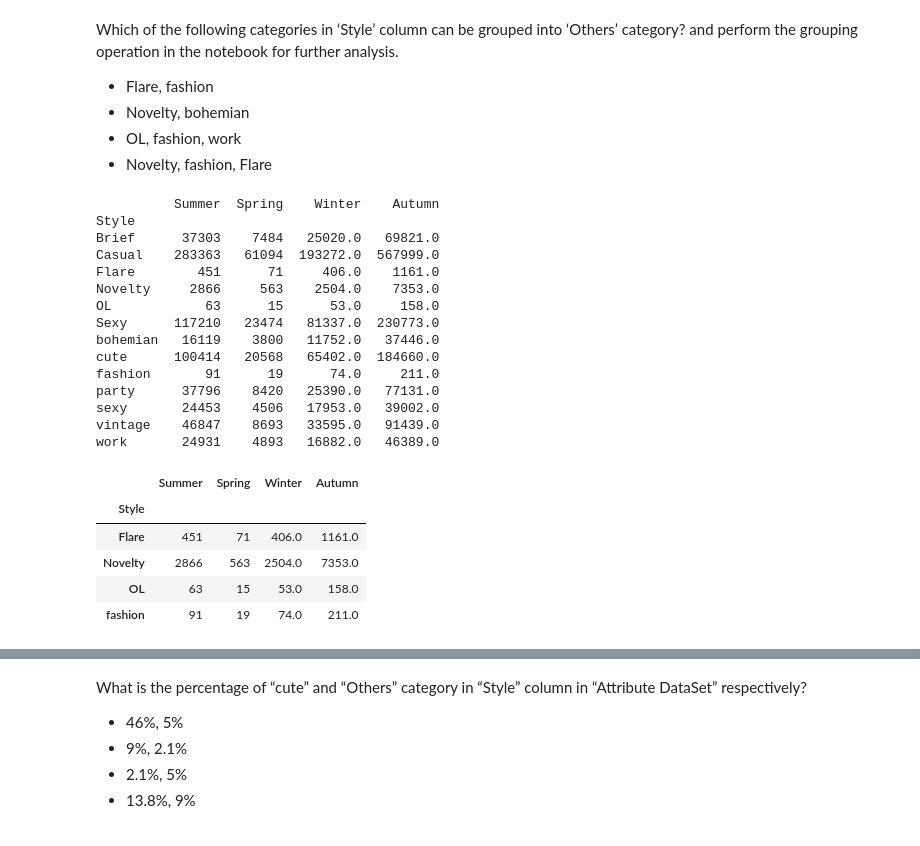
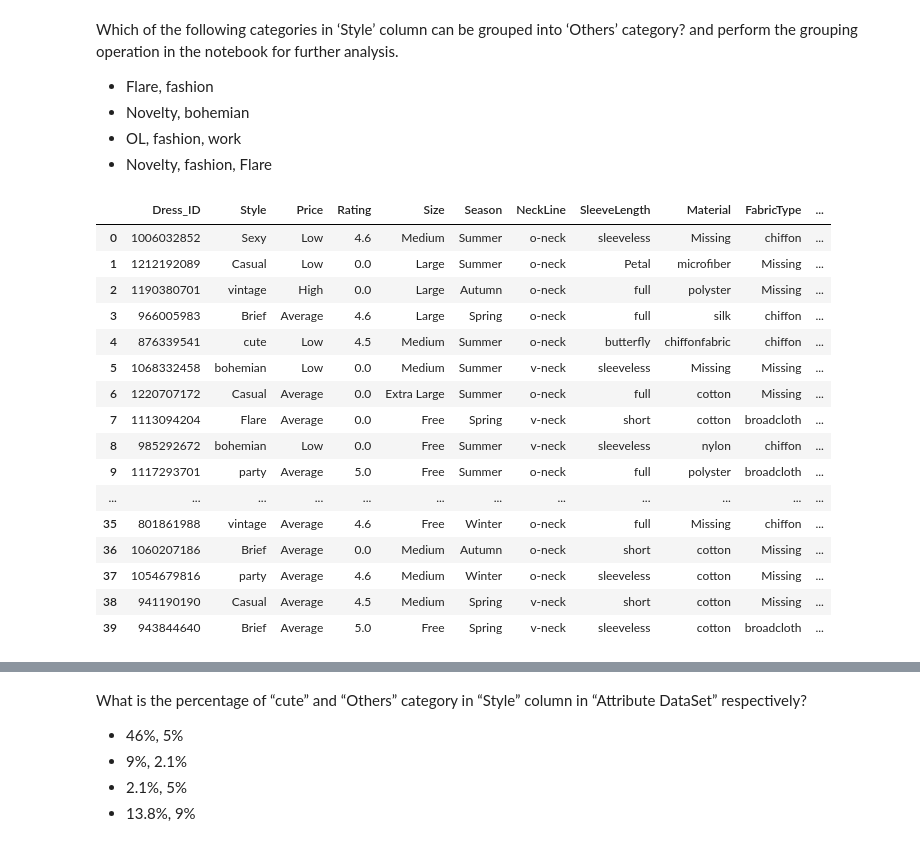
Before and after one commit to rubi-bakshi/EDA, a Jupyter notebook: EDA+Graded+Exercise project.ipynb, the cells around one changed output, grey strips where cells are left out. Saved outputs shown, nothing was run; the diff lists cells and outputs as text; code cells hidden in the pictures.

```diff
--- a/EDA+Graded+Exercise project.ipynb
+++ b/EDA+Graded+Exercise project.ipynb
@@ -519,29 +512,24 @@ Which of the following categories in ‘Style’ column can be grouped into ‘O
 - Novelty, fashion, Flare
 # %%
 # Group "Style" categories into "Others" which have less than 50000 sales across all the seasons.
-inp0.Style.value_counts()
-total_sales = (inp0.groupby(['Style'])['Summer','Spring','Winter','Autumn'].sum())
-print(total_sales)
-total_sales[total_sales.sum(axis = 1)<50000]
+inp0.Season.value_counts()
+inp0['Total_sales_allSeason'] = inp0['Summer']+inp0['Spring']+inp0['Winter']+inp0['Autumn']
+inp0.head(40)
 # %% [output]
-          Summer  Spring    Winter    Autumn
-Style
-Brief      37303    7484   25020.0   69821.0
-Casual    283363   61094  193272.0  567999.0
-Flare        451      71     406.0    1161.0
-Novelty     2866     563    2504.0    7353.0
-OL            63      15      53.0     158.0
-Sexy      117210   23474   81337.0  230773.0
-bohemian   16119    3800   11752.0   37446.0
-cute      100414   20568   65402.0  184660.0
-fashion       91      19      74.0     211.0
-party      37796    8420   25390.0   77131.0
-sexy       24453    4506   17953.0   39002.0
-vintage    46847    8693   33595.0   91439.0
-work       24931    4893   16882.0   46389.0
-|  | Summer | Spring | Winter | Autumn |
-| Style |  |  |  |  |
-| Flare | 451 | 71 | 406.0 | 1161.0 |
-| Novelty | 2866 | 563 | 2504.0 | 7353.0 |
-| OL | 63 | 15 | 53.0 | 158.0 |
-| fashion | 91 | 19 | 74.0 | 211.0 |
+|  | Dress_ID | Style | Price | Rating | Size | Season | NeckLine | SleeveLength | Material | FabricType | ... |
+| 0 | 1006032852 | Sexy | Low | 4.6 | Medium | Summer | o-neck | sleeveless | Missing | chiffon | ... |
+| 1 | 1212192089 | Casual | Low | 0.0 | Large | Summer | o-neck | Petal | microfiber | Missing | ... |
+| 2 | 1190380701 | vintage | High | 0.0 | Large | Autumn | o-neck | full | polyster | Missing | ... |
+| 3 | 966005983 | Brief | Average | 4.6 | Large | Spring | o-neck | full | silk | chiffon | ... |
+| 4 | 876339541 | cute | Low | 4.5 | Medium | Summer | o-neck | butterfly | chiffonfabric | chiffon | ... |
+| 5 | 1068332458 | bohemian | Low | 0.0 | Medium | Summer | v-neck | sleeveless | Missing | Missing | ... |
+| 6 | 1220707172 | Casual | Average | 0.0 | Extra Large | Summer | o-neck | full | cotton | Missing | ... |
+| 7 | 1113094204 | Flare | Average | 0.0 | Free | Spring | v-neck | short | cotton | broadcloth | ... |
+| 8 | 985292672 | bohemian | Low | 0.0 | Free | Summer | v-neck | sleeveless | nylon | chiffon | ... |
+| 9 | 1117293701 | party | Average | 5.0 | Free | Summer | o-neck | full | polyster | broadcloth | ... |
+| ... | ... | ... | ... | ... | ... | ... | ... | ... | ... | ... | ... |
+| 35 | 801861988 | vintage | Average | 4.6 | Free | Winter | o-neck | full | Missing | chiffon | ... |
+| 36 | 1060207186 | Brief | Average | 0.0 | Medium | Autumn | o-neck | short | cotton | Missing | ... |
+| 37 | 1054679816 | party | Average | 4.6 | Medium | Winter | o-neck | sleeveless | cotton | Missing | ... |
+| 38 | 941190190 | Casual | Average | 4.5 | Medium | Spring | v-neck | short | cotton | Missing | ... |
+| 39 | 943844640 | Brief | Average | 5.0 | Free | Spring | v-neck | sleeveless | cotton | broadcloth | ... |
```
Also changed, not shown: parts of 45 cells of this notebook.
